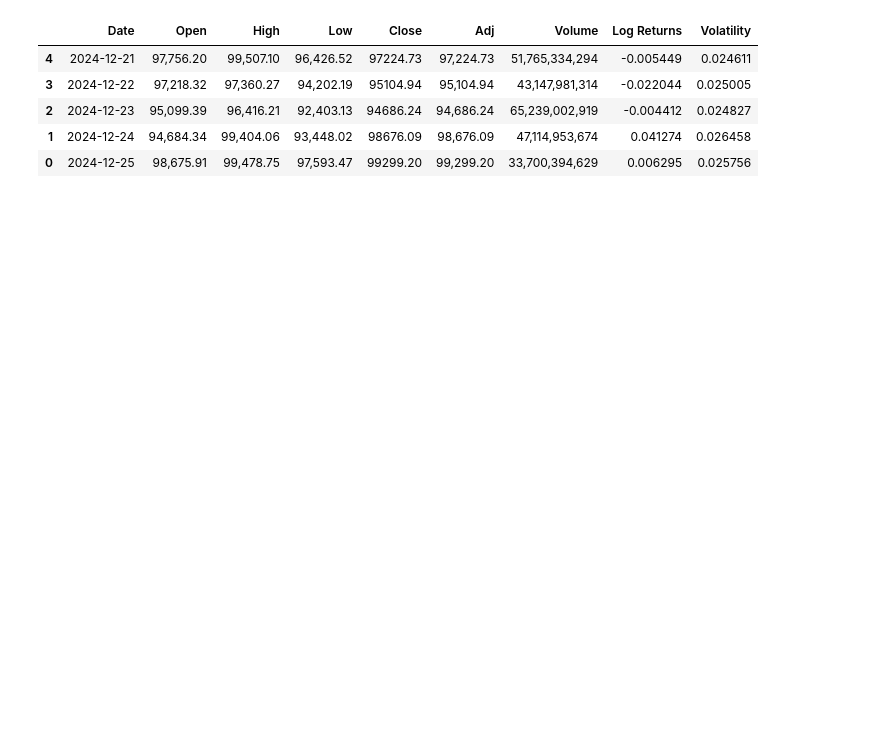
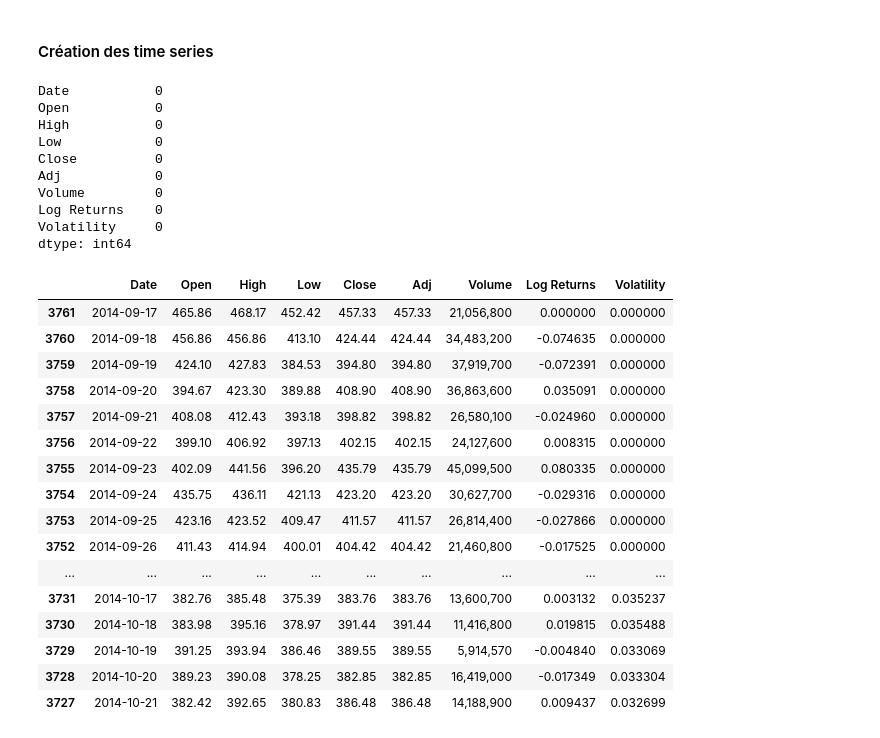
Before and after one commit to emmaebrl/crypto-volatility-lab, a Jupyter notebook: sandbox/explo_time_series.ipynb, the cells around one changed output. Saved outputs shown, nothing was run; the diff lists cells and outputs as text; code cells hidden in the pictures; blank space fills up the shorter version.

```diff
--- a/sandbox/explo_time_series.ipynb
+++ b/sandbox/explo_time_series.ipynb
@@ -21,20 +23,43 @@ bitcoin_data.head()
+# %% [markdown]
+#### Création des time series
 # %%
 ts_creator = TimeSeriesCreator(data=bitcoin_data, date_column_name='Date', value_column_name='Close')
 log_returns = ts_creator.create_log_return_time_series()
 volatility = ts_creator.create_volatility_time_series()
 
 bitcoin_data["Log Returns"] = log_returns
-# retransform log returns to normal returns
 bitcoin_data["Volatility"] = volatility
 
-bitcoin_data.tail()
+print(bitcoin_data.isna().sum())
+bitcoin_data.head(35)
 # %% [output]
+Date           0
+Open           0
+High           0
+Low            0
+Close          0
+Adj            0
+Volume         0
+Log Returns    0
+Volatility     0
+dtype: int64
 |  | Date | Open | High | Low | Close | Adj | Volume | Log Returns | Volatility |
-| 4 | 2024-12-21 | 97,756.20 | 99,507.10 | 96,426.52 | 97224.73 | 97,224.73 | 51,765,334,294 | -0.005449 | 0.024611 |
-| 3 | 2024-12-22 | 97,218.32 | 97,360.27 | 94,202.19 | 95104.94 | 95,104.94 | 43,147,981,314 | -0.022044 | 0.025005 |
-| 2 | 2024-12-23 | 95,099.39 | 96,416.21 | 92,403.13 | 94686.24 | 94,686.24 | 65,239,002,919 | -0.004412 | 0.024827 |
-| 1 | 2024-12-24 | 94,684.34 | 99,404.06 | 93,448.02 | 98676.09 | 98,676.09 | 47,114,953,674 | 0.041274 | 0.026458 |
-| 0 | 2024-12-25 | 98,675.91 | 99,478.75 | 97,593.47 | 99299.20 | 99,299.20 | 33,700,394,629 | 0.006295 | 0.025756 |
+| 3761 | 2014-09-17 | 465.86 | 468.17 | 452.42 | 457.33 | 457.33 | 21,056,800 | 0.000000 | 0.000000 |
+| 3760 | 2014-09-18 | 456.86 | 456.86 | 413.10 | 424.44 | 424.44 | 34,483,200 | -0.074635 | 0.000000 |
+| 3759 | 2014-09-19 | 424.10 | 427.83 | 384.53 | 394.80 | 394.80 | 37,919,700 | -0.072391 | 0.000000 |
+| 3758 | 2014-09-20 | 394.67 | 423.30 | 389.88 | 408.90 | 408.90 | 36,863,600 | 0.035091 | 0.000000 |
+| 3757 | 2014-09-21 | 408.08 | 412.43 | 393.18 | 398.82 | 398.82 | 26,580,100 | -0.024960 | 0.000000 |
+| 3756 | 2014-09-22 | 399.10 | 406.92 | 397.13 | 402.15 | 402.15 | 24,127,600 | 0.008315 | 0.000000 |
+| 3755 | 2014-09-23 | 402.09 | 441.56 | 396.20 | 435.79 | 435.79 | 45,099,500 | 0.080335 | 0.000000 |
+| 3754 | 2014-09-24 | 435.75 | 436.11 | 421.13 | 423.20 | 423.20 | 30,627,700 | -0.029316 | 0.000000 |
+| 3753 | 2014-09-25 | 423.16 | 423.52 | 409.47 | 411.57 | 411.57 | 26,814,400 | -0.027866 | 0.000000 |
+| 3752 | 2014-09-26 | 411.43 | 414.94 | 400.01 | 404.42 | 404.42 | 21,460,800 | -0.017525 | 0.000000 |
+| ... | ... | ... | ... | ... | ... | ... | ... | ... | ... |
+| 3731 | 2014-10-17 | 382.76 | 385.48 | 375.39 | 383.76 | 383.76 | 13,600,700 | 0.003132 | 0.035237 |
+| 3730 | 2014-10-18 | 383.98 | 395.16 | 378.97 | 391.44 | 391.44 | 11,416,800 | 0.019815 | 0.035488 |
+| 3729 | 2014-10-19 | 391.25 | 393.94 | 386.46 | 389.55 | 389.55 | 5,914,570 | -0.004840 | 0.033069 |
+| 3728 | 2014-10-20 | 389.23 | 390.08 | 378.25 | 382.85 | 382.85 | 16,419,000 | -0.017349 | 0.033304 |
+| 3727 | 2014-10-21 | 382.42 | 392.65 | 380.83 | 386.48 | 386.48 | 14,188,900 | 0.009437 | 0.032699 |
 # %%
 # sort the data by descending date
 bitcoin_data = bitcoin_data.sort_values(by="Date", ascending=True)
```
Also changed, not shown: parts of 10 cells of this notebook, 8 other files.
